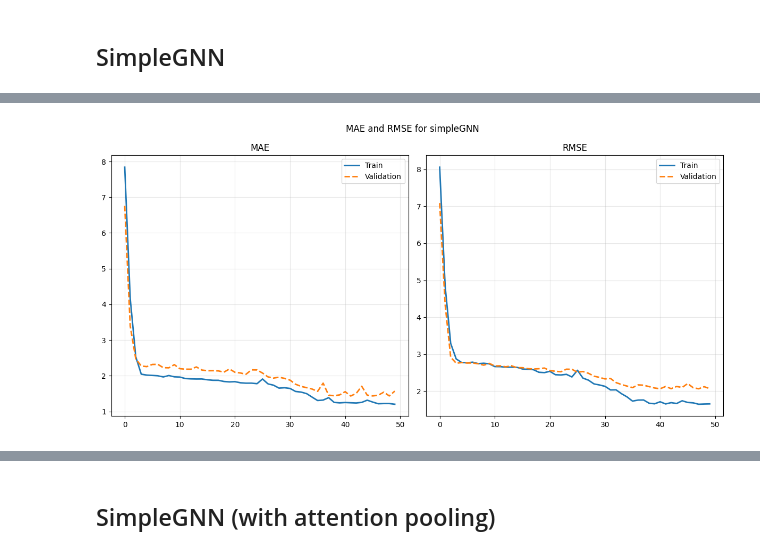
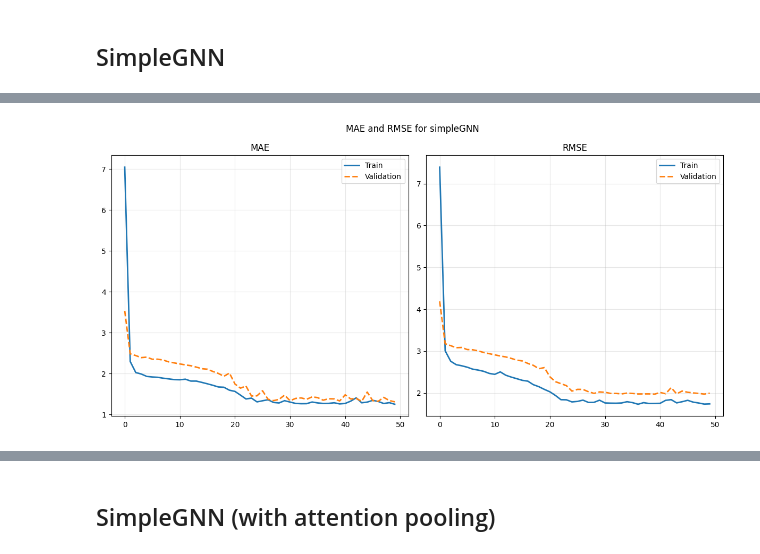
Before and after one commit to yasheshak/Chem-277B-Final-Project, a Jupyter notebook: simpleGNN/simpleGNN.ipynb, the cells around one changed output, grey strips where cells are left out. Saved outputs shown, nothing was run; the diff lists cells and outputs as text; code cells hidden in the pictures.

Commit message:
consolidate simpleGNN

```diff
--- a/simpleGNN/simpleGNN.ipynb
+++ b/simpleGNN/simpleGNN.ipynb
@@ -19,0 +156,24 @@ sys.path.append(parent_dir)
+# %%
+def plot_train_val(history, model_name):
+    """Plot training vs validation loss from a history dict."""
+    fig, ax = plt.subplots(1, 2, figsize=(12, 6))
+
+    ax[0].plot(history['train_mae'], label='Train', linewidth=2)
+    ax[0].plot(history['val_mae'], label='Validation',
+             linewidth=2, linestyle='--')
+    ax[0].set_title(f'MAE')
+    # ax[0].set_xlim(4)
+    ax[0].grid(alpha=0.3)
+    ax[0].legend()
+
+    ax[1].plot(history['train_rmse'], label='Train', linewidth=2)
+    ax[1].plot(history['val_rmse'], label='Validation',
+             linewidth=2, linestyle='--')
+    ax[1].set_title(f'RMSE')
+    ax[1].grid(alpha=0.3)
+    ax[1].legend()
+
+    fig.suptitle(f"MAE and RMSE for {model_name}")
+
+    plt.tight_layout()
+    plt.show()
@@ -31,6 +193,10 @@ dataset = process_file(files_list, molecule_type = 'biomolecules', max_molecules
 # Get final dataset for use with PyG
 torch_data = get_data(dataset)
 
-final_dataset = split_data(torch_data, 0.8)
+train_dataset, val_dataset, test_dataset = split_data(torch_data, 0.2, 0.2)
+# train_dataset, val_dataset = split_data(torch_data, 0.2)
+
+# print(len(train_dataset), len(val_dataset), len(test_dataset))
+print(len(train_dataset), len(val_dataset), len(test_dataset))
 # %% [output]
 Processed 500 atoms
@@ -37,5 +203,0 @@ Processed 500 atoms
-# %%
-train_dataset = final_dataset[0]
-val_dataset = final_dataset[1]
-
-print(len(train_dataset), len(val_dataset))
@@ -49,5 +216,4 @@ val_loader = DataLoader(val_dataset, batch_size=BATCH_SIZE)
 # %%
-# inherit from nn.Module
 class SimpleGNN(nn.Module):
     def __init__(self, num_node_features=1, hidden_channels=128):
         # call constructor from parent class
@@ -77,4 +243,4 @@ class SimpleGNN(nn.Module):
 
 
     def forward(self, x, edge_index, batch):
-        return self.simpleGNN(x, edge_index, batch).reshape(-1)
+        return self.simpleGNN(x, edge_index, batch)
@@ -272,7 +346,7 @@ Epoch  50/50 | Train Loss: 0.8076 | Val Loss: 1.1889
 # %%
-plot_mae_rmse(history, 'simpleGNN')
+plot_train_val(history, 'simpleGNN')
 # %% [output]
-[figure, old version]
+[figure, new version]
 # %%
 print(f"Train: Final MAE = {history['train_mae'][-1]:.4f}")
 print(f"Validation: Final MAE = {history['val_mae'][-1]:.4f}")
```
Also changed, not shown: parts of 25 cells of this notebook, 3 other files.
